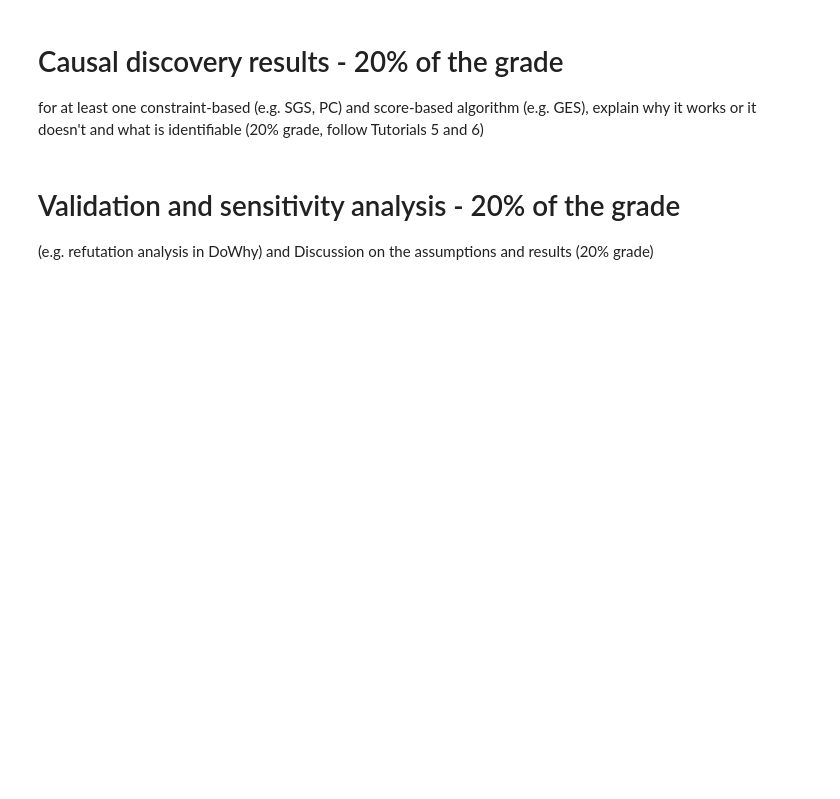
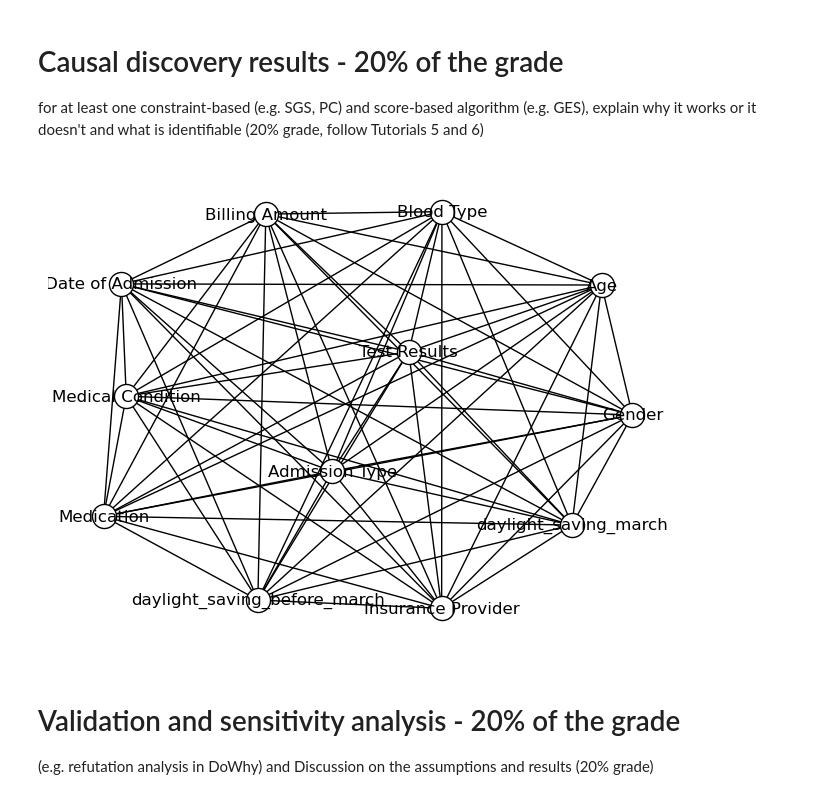
Before and after one commit to AnneLouisedb/Causality_Eurostat, a Jupyter notebook: heart_attack/daylight_saving_on_heart_attack.ipynb, the cells around one changed output. Saved outputs shown, nothing was run; the diff lists cells and outputs as text; code cells hidden in the pictures; blank space fills up the shorter version.

Commit message:
graph

```diff
--- a/heart_attack/daylight_saving_on_heart_attack.ipynb
+++ b/heart_attack/daylight_saving_on_heart_attack.ipynb
@@ -690,6 +700,15 @@ Causal Estimate is -0.0
 # Causal discovery results - 20% of the grade
 
 for at least one constraint-based (e.g. SGS, PC) and score-based algorithm (e.g. GES), explain why it works or it doesn't and what is identifiable (20% grade, follow Tutorials 5 and 6)
+# %%
+nodes =  list(df_encoded.columns)
+skeleton = nx.Graph()
+skeleton.add_nodes_from(nodes)
+skeleton.add_edges_from(combinations(nodes, 2))
+
+nx.draw(skeleton, with_labels=True, node_color='w', edgecolors ='black')
+# %% [output]
+[figure, added]
 # %% [markdown]
 # Validation and sensitivity analysis - 20% of the grade
 
```
Also changed, not shown: parts of 3 cells of this notebook.
